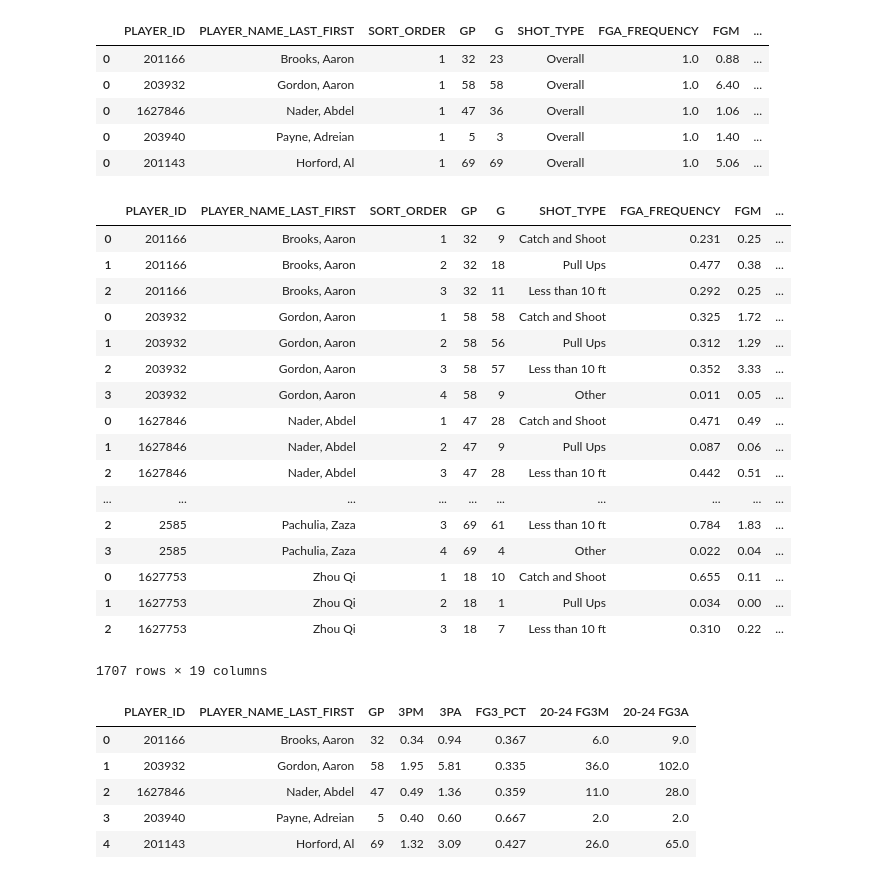
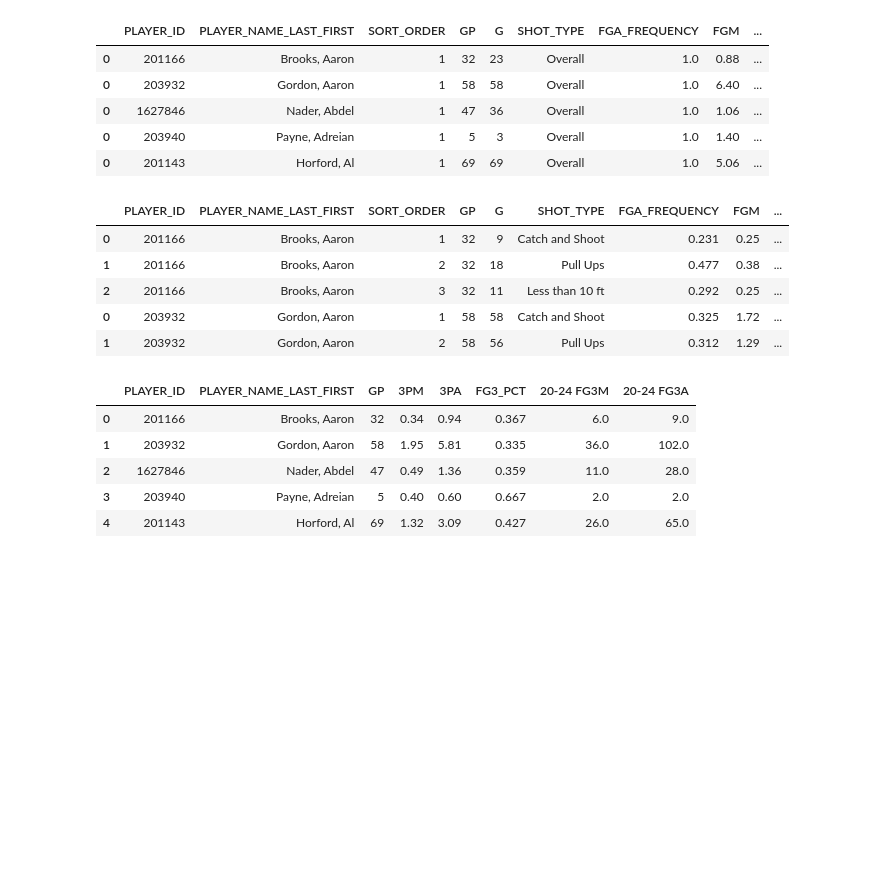
Before and after one commit to mrandrewcho/Posts, a Jupyter notebook: 3's/Who is the Best 3 Point Shooter in the NBA?.ipynb, the cells around one changed output. Cells and saved outputs as stored; diff of their text form; code cells hidden in the pictures; blank space fills up the shorter version.

```diff
--- a/3's/Who is the Best 3 Point Shooter in the NBA?.ipynb
+++ b/3's/Who is the Best 3 Point Shooter in the NBA?.ipynb
@@ -361,26 +361,14 @@ df_shot_distance_stats = df_shot_distance_stats.iloc[0:0]
 for i in playerIDs:
     get_distance_stats(i)
 # %%
-df_general_shooting_stats
+df_general_shooting_stats.head()
 # %% [output]
 |  | PLAYER_ID | PLAYER_NAME_LAST_FIRST | SORT_ORDER | GP | G | SHOT_TYPE | FGA_FREQUENCY | FGM | ... |
 | 0 | 201166 | Brooks, Aaron | 1 | 32 | 9 | Catch and Shoot | 0.231 | 0.25 | ... |
 | 1 | 201166 | Brooks, Aaron | 2 | 32 | 18 | Pull Ups | 0.477 | 0.38 | ... |
 | 2 | 201166 | Brooks, Aaron | 3 | 32 | 11 | Less than 10 ft | 0.292 | 0.25 | ... |
 | 0 | 203932 | Gordon, Aaron | 1 | 58 | 58 | Catch and Shoot | 0.325 | 1.72 | ... |
 | 1 | 203932 | Gordon, Aaron | 2 | 58 | 56 | Pull Ups | 0.312 | 1.29 | ... |
-| 2 | 203932 | Gordon, Aaron | 3 | 58 | 57 | Less than 10 ft | 0.352 | 3.33 | ... |
-| 3 | 203932 | Gordon, Aaron | 4 | 58 | 9 | Other | 0.011 | 0.05 | ... |
-| 0 | 1627846 | Nader, Abdel | 1 | 47 | 28 | Catch and Shoot | 0.471 | 0.49 | ... |
-| 1 | 1627846 | Nader, Abdel | 2 | 47 | 9 | Pull Ups | 0.087 | 0.06 | ... |
-| 2 | 1627846 | Nader, Abdel | 3 | 47 | 28 | Less than 10 ft | 0.442 | 0.51 | ... |
-| ... | ... | ... | ... | ... | ... | ... | ... | ... | ... |
-| 2 | 2585 | Pachulia, Zaza | 3 | 69 | 61 | Less than 10 ft | 0.784 | 1.83 | ... |
-| 3 | 2585 | Pachulia, Zaza | 4 | 69 | 4 | Other | 0.022 | 0.04 | ... |
-| 0 | 1627753 | Zhou Qi | 1 | 18 | 10 | Catch and Shoot | 0.655 | 0.11 | ... |
-| 1 | 1627753 | Zhou Qi | 2 | 18 | 1 | Pull Ups | 0.034 | 0.00 | ... |
-| 2 | 1627753 | Zhou Qi | 3 | 18 | 7 | Less than 10 ft | 0.310 | 0.22 | ... |
-1707 rows × 19 columns
 # %%
 #create a dataframe w/ PLAYER_ID, 20-24 3PA, 25-29 3PA, 30-34 3PA, Catch and Shoot 3PA, Pull Ups 3PA, Very Tight 3PA, Tight 3PA, Open 3PA,
 #Wide Open 3PA
```
Also changed, not shown: parts of 5 cells of this notebook, 13 other files.
